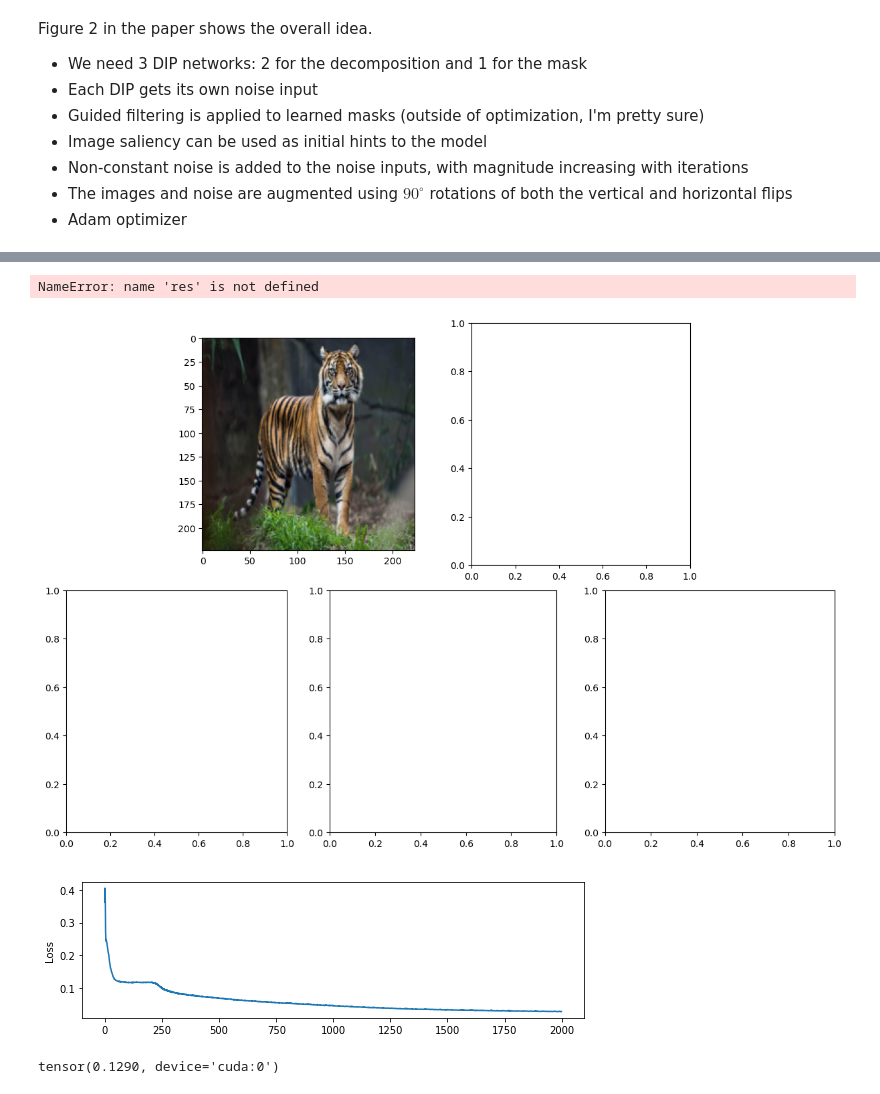
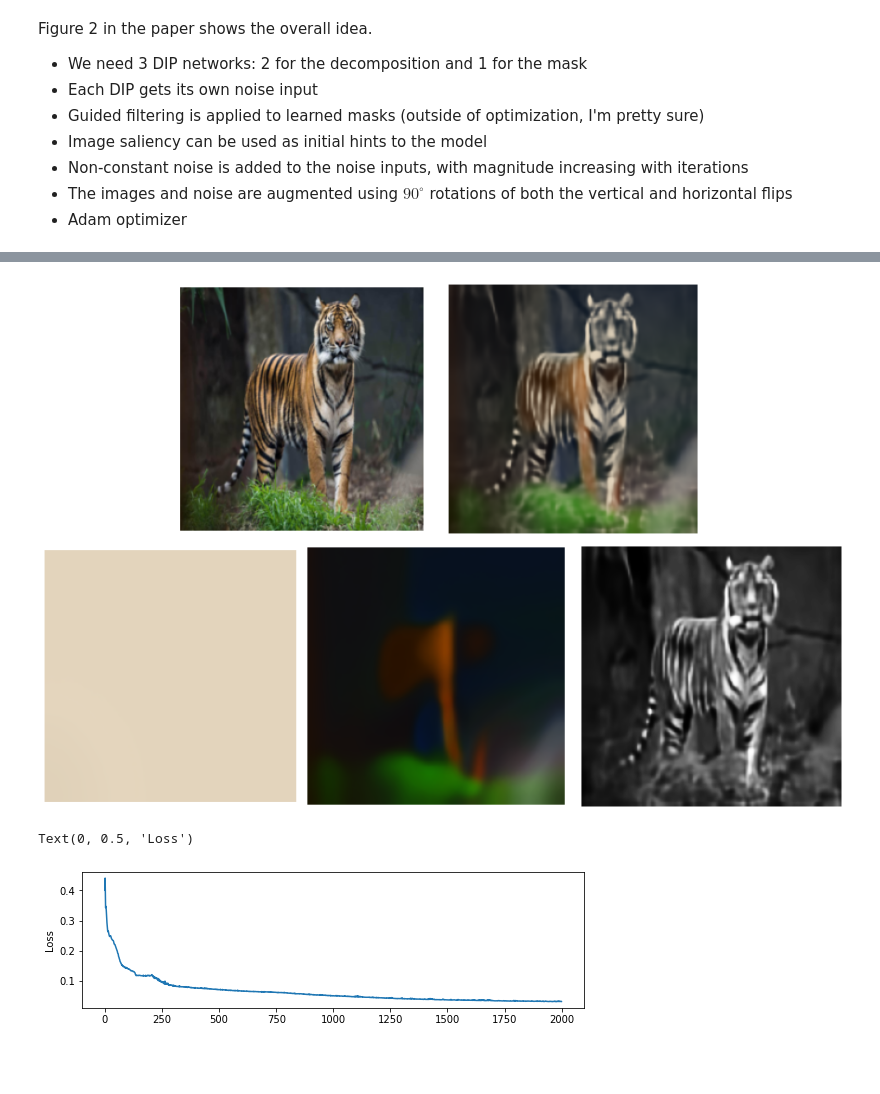
Before and after one commit to isaacwasserman/double-dip, a Jupyter notebook: segmentation.ipynb, the cells around one changed output, grey strips where cells are left out. Drawn from its saved outputs; the diff is of its cells as text; code cells hidden in the pictures; blank space fills up the shorter version.

Commit message:
made self contained

```diff
--- a/segmentation.ipynb
+++ b/segmentation.ipynb
@@ -123,7 +111,7 @@ class ExclusionLoss_Official(nn.Module):
         Loss on the gradient. based on:
         http://openaccess.thecvf.com/content_cvpr_2018/papers/Zhang_Single_Image_Reflection_CVPR_2018_paper.pdf
         """
-        super(ExclusionLoss, self).__init__()
+        super(ExclusionLoss_Official, self).__init__()
         self.level = level
         self.avg_pool = torch.nn.AvgPool2d(2, stride=2).type(torch.cuda.FloatTensor)
         self.sigmoid = nn.Sigmoid().type(torch.cuda.FloatTensor)
@@ -194,7 +181,7 @@ class DoubleDipSegmentation(object):
         self.net = dipmodel.DoubleDIP(dip(), dip(), dip(c_out=1))
         # loss functions
         self.recon_loss = torch.nn.L1Loss()
-#         self.excl_loss = ExclusionLoss()
+        self.excl_loss = ExclusionLoss_Official()
         self.reg_loss = SegMaskRegLoss()
 
         self._init_data(img)
@@ -249,7 +236,7 @@ class DoubleDipSegmentation(object):
 
     def _add_noise(self, z, i, std=0.02):
 #         noise = torch.normal(0.0, std * math.log10(i+1), z.shape).cuda()
-        self.noise_map.normal_(0.0, max(.01, std * math.log10(i+1)))
+        self.noise_map.normal_(0.0, max(.01, std * np.log10(i+1)))
         return z + self.noise_map
 
     def _hint_loss(self, y1, y2, m):
@@ -261,16 +248,16 @@ class DoubleDipSegmentation(object):
         # scales. Also, the gradients might be on different scales.
         mixed = m * y1 + (1 - m) * y2
         recon_loss = self.recon_loss(self.imgs, mixed)
-#         excl_loss = self.excl_loss(y1, y2)
+        excl_loss = self.excl_loss(y1, y2)
         reg_loss = self.reg_loss(m)
-        total_loss = recon_loss + reg_loss# + excl_loss
+        total_loss = recon_loss + reg_loss + excl_loss
         if iters < 200:
             total_loss = (total_loss +
                           self._hint_loss(y1, y2, self.hints) +
                           self._hint_loss(y1, y2, 1-self.hints))
 
         self.metrics['recon.loss'].append(recon_loss.item())
-#         self.metrics['excl.loss'].append(excl_loss.item())
+        self.metrics['excl.loss'].append(excl_loss.item())
         self.metrics['reg.loss'].append(reg_loss.item())
 
         return total_loss
@@ -283,8 +270,6 @@ class DoubleDipSegmentation(object):
 
         optim = torch.optim.Adam(self.net.parameters(), lr=1e-3)
         inputs = (self.za, self.zb, self.zc)
-#         inputs = [z.to(self.imgs.device) for z in (self.za, self.zb, self.zc)]
-#         self.noise_map.
 
         for i in iterator:
             za, zb, zc = (self._add_noise(z, i, z_std).to(self.imgs.device)
@@ -312,8 +297,5 @@ class DoubleDipSegmentation(object):
         self.net = self.net.to(device)
         self.imgs = self.imgs.to(device)
         self.hints = self.hints.to(device)
-#         self.za = self.za.cuda()
-#         self.zb = self.zb.cuda()
-#         self.zc = self.zc.cuda()
-#         self.excl_loss = self.excl_loss.cuda()
+        self.excl_loss = self.excl_loss.cuda()
         return self
@@ -324,5 +302,5 @@ class DoubleDipSegmentation(object):
 # %%
-img = Image.open('images/tiger.jpg').convert('RGB').resize((224,224), Image.BILINEAR)
+img = Image.open('images/tiger.jpg').convert('RGB').resize((512,512), Image.BILINEAR)
 img
 # %% [output]
 [figure]
@@ -350,32 +333,26 @@ NameError: name 'segmenter' is not defined
 # %%
 def todisp(x):
     return x.permute(1,2,0).cpu().squeeze()
 
 def axisoff(ax):
     for a in ax: a.axis('off')
 
 # fig, ax = subplots(1, 4, figsize=(12, 3.5), constrained_layout=True)
-fig = figure(figsize=(12, 8), constrained_layout=True)
+fig = plt.figure(figsize=(12, 8), constrained_layout=True)
 gs = fig.add_gridspec(ncols=6, nrows=2)
 ax = [fig.add_subplot(gs[i, j:j+2]) for i,j in zip([0,0,1,1,1],[1,3,0,2,4])]
 ax[0].imshow(img)
 ax[1].imshow(todisp(res[0]))
 ax[2].imshow(todisp(y1[0]))
 ax[3].imshow(todisp(y2[0]))
 ax[4].imshow(todisp(m[0]), cmap='gray')
 axisoff(ax)
 # %% [output]
-NameError: name 'res' is not defined
-[figure, old version]
+[figure, new version]
 # %%
-figure(figsize=(9, 2.5))
-plot(segmenter.metrics['recon.loss'])
-ylabel('Loss')
-savefig('/home/catalys1/Downloads/tiger-recon-loss.pdf')
-# plot(segmenter.metrics['reg.loss'])
+plt.figure(figsize=(9, 2.5))
+plt.plot(segmenter.metrics['recon.loss'])
+plt.ylabel('Loss')
 # %% [output]
+Text(0, 0.5, 'Loss')
-[figure, old version]
+[figure, new version]
-# %%
-((1/(m[0].detach()-0.5).abs())-2).mean() / 10
-# %% [output]
-tensor(0.1290, device='cuda:0')
```
Also changed, not shown: parts of 9 cells of this notebook, 2 other files.
